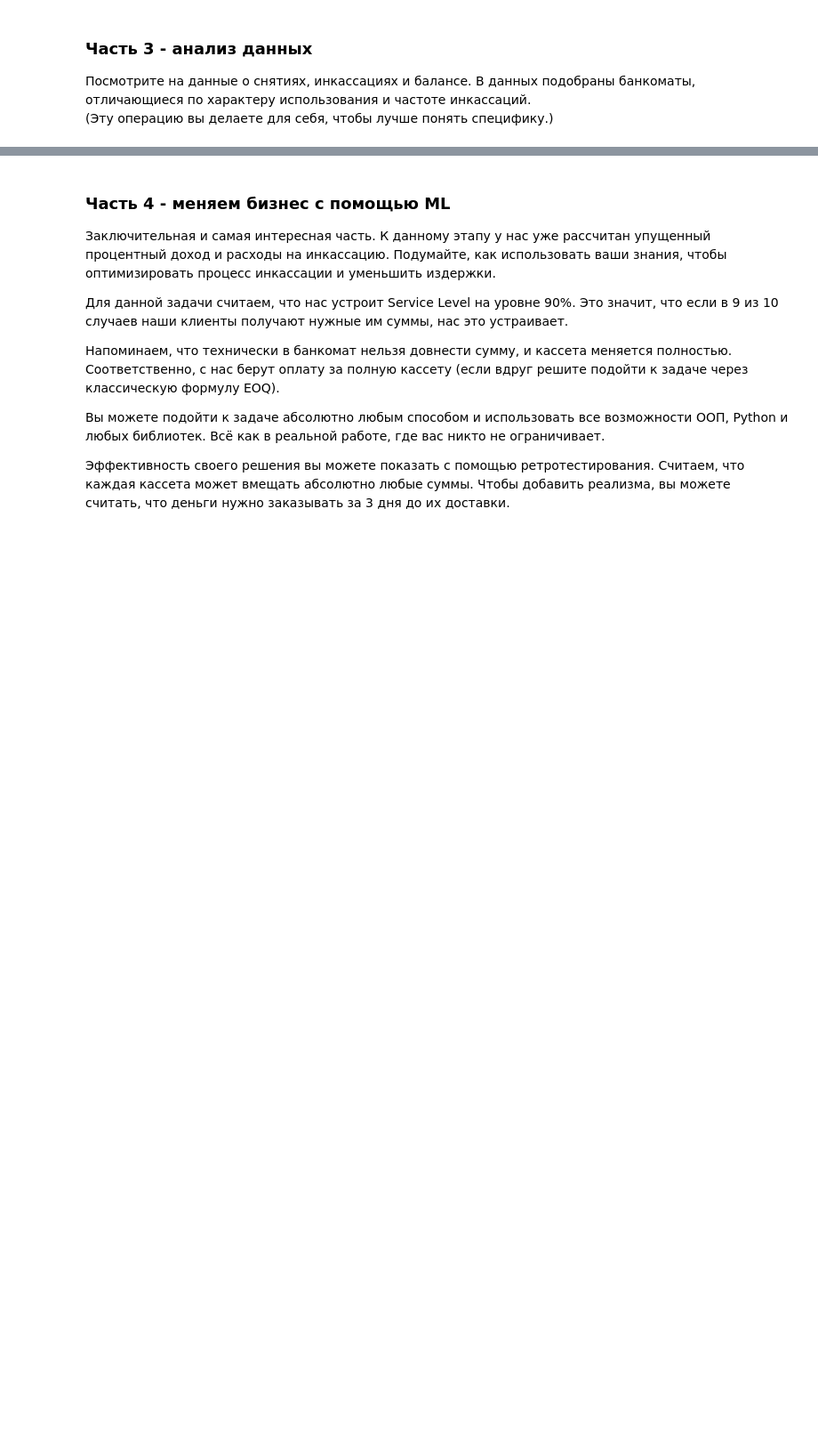
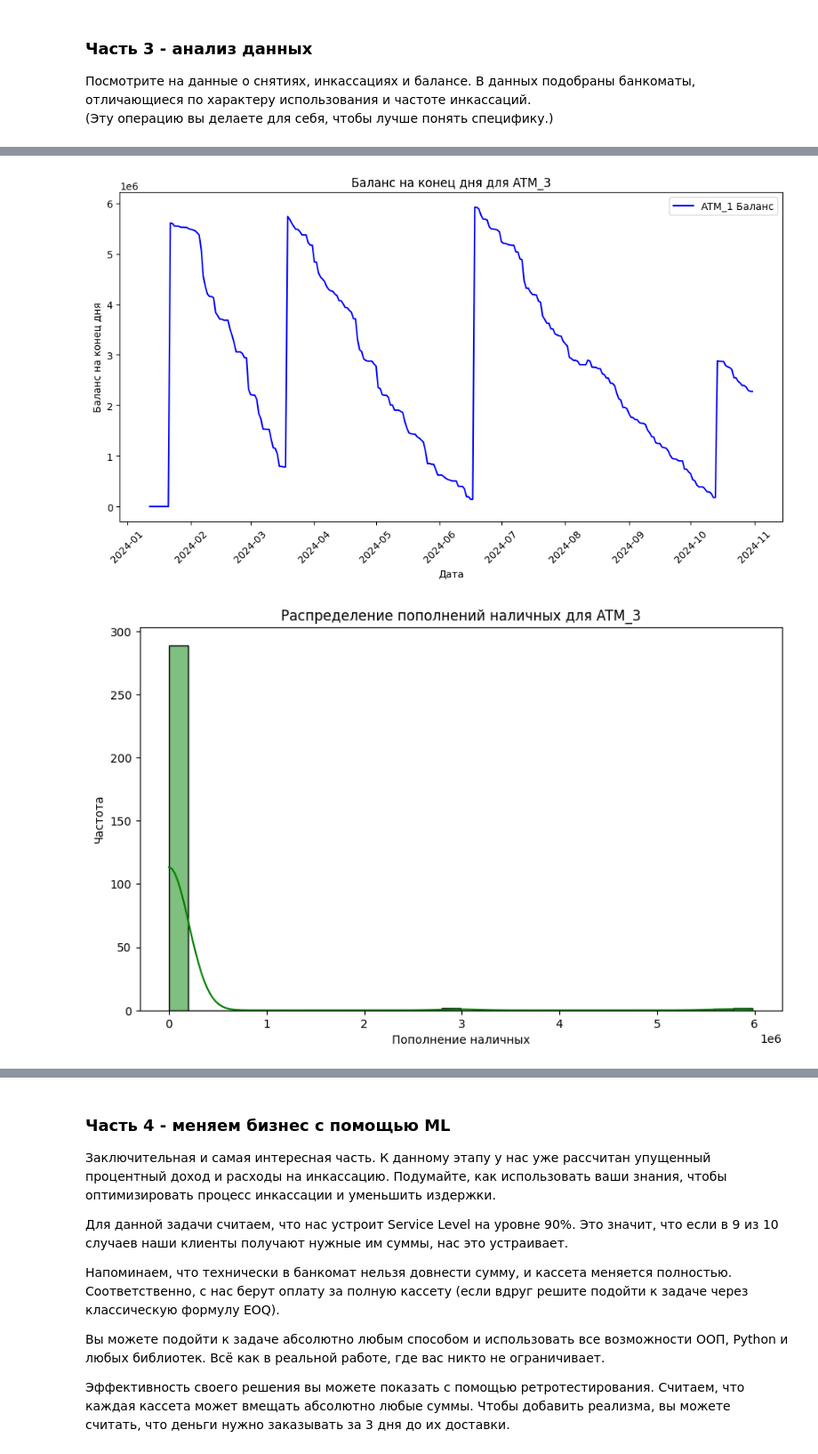
Before and after one commit to bdExplore/Python-Programs, a Jupyter notebook: Analysis/ATM_TASK_202412.ipynb, the cells around one changed output, grey strips where cells are left out. Shown at 89% size. Cells and saved outputs as stored; diff of their text form; code cells hidden in the pictures; blank space fills up the shorter version.

```diff
--- a/Analysis/ATM_TASK_202412.ipynb
+++ b/Analysis/ATM_TASK_202412.ipynb
@@ -180,0 +290,31 @@ print(transactions['incassation_cost'])
+# %%
+# Фильтруем данные для ATM_2
+atm_3_data = transactions[transactions['ATM_ID'] == 'ATM_3']
+
+# Анализ баланса на конец дня для ATM_1
+plt.figure(figsize=(12, 6))
+sns.lineplot(data=atm_3_data, x='date', y='bal_end_of_day', color='blue', label='ATM_1 Баланс')
+plt.title('Баланс на конец дня для ATM_3')
+plt.xlabel('Дата')
+plt.ylabel('Баланс на конец дня')
+plt.xticks(rotation=45)
+plt.show()
+
+# Гистограмма пополнений для ATM_1
+plt.figure(figsize=(10, 6))
+sns.histplot(atm_3_data['cash_in'], kde=True, color='green', bins=30)
+plt.title('Распределение пополнений наличных для ATM_3')
+plt.xlabel('Пополнение наличных')
+plt.ylabel('Частота')
+plt.show()
+
+# Гистограмма снятия наличных для ATM_1
+plt.figure(figsize=(10, 6))
+sns.histplot(atm_3_data['cash_out'], kde=True, color='red', bins=30)
+plt.title('Распределение снятия наличных для ATM_3')
+plt.xlabel('Снятие наличных')
+plt.ylabel('Частота')
+plt.show()
+# %% [output]
+[figure, added]
+[figure, added]
```
Also changed, not shown: parts of 14 cells of this notebook.
